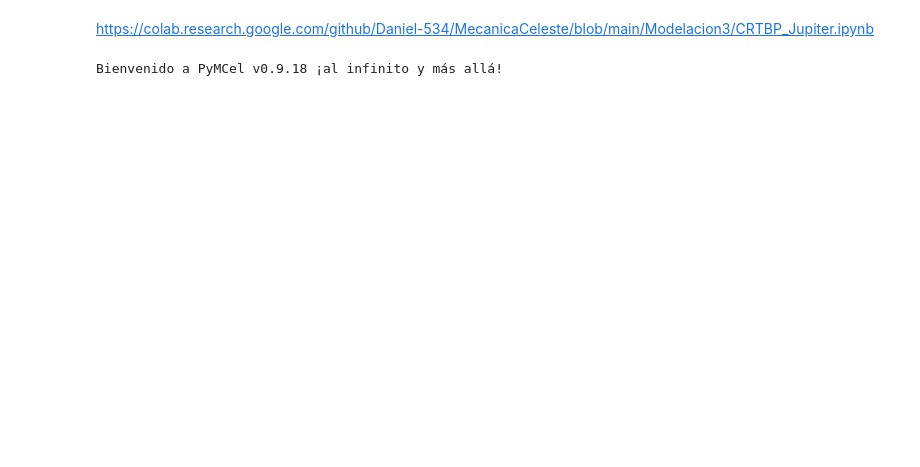
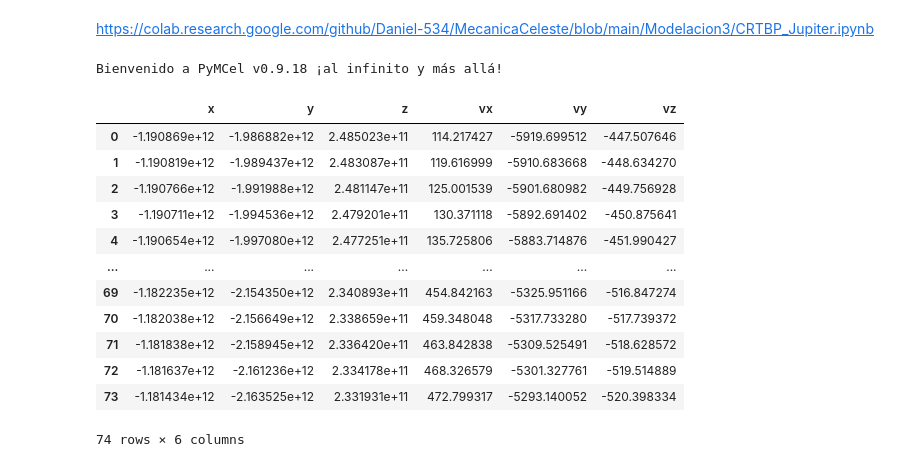
Before and after one commit to Daniel-534/MecanicaCeleste, a Jupyter notebook: Modelacion3/CRTBP_Jupiter.ipynb, the cells around one changed output. Drawn from its saved outputs; the diff is of its cells as text; code cells hidden in the pictures; blank space fills up the shorter version.

```diff
--- a/Modelacion3/CRTBP_Jupiter.ipynb
+++ b/Modelacion3/CRTBP_Jupiter.ipynb
@@ -40,3 +38,19 @@ for name, body_id in cuerpos.items():
 tabla = all_tablas
 tiempo_jd = all_tiempo_jd
 vector_estado = all_vector_estado
+# %%
+vector_estado["Hector"]
+# %% [output]
+|  | x | y | z | vx | vy | vz |
+| 0 | -1.190869e+12 | -1.986882e+12 | 2.485023e+11 | 114.217427 | -5919.699512 | -447.507646 |
+| 1 | -1.190819e+12 | -1.989437e+12 | 2.483087e+11 | 119.616999 | -5910.683668 | -448.634270 |
+| 2 | -1.190766e+12 | -1.991988e+12 | 2.481147e+11 | 125.001539 | -5901.680982 | -449.756928 |
+| 3 | -1.190711e+12 | -1.994536e+12 | 2.479201e+11 | 130.371118 | -5892.691402 | -450.875641 |
+| 4 | -1.190654e+12 | -1.997080e+12 | 2.477251e+11 | 135.725806 | -5883.714876 | -451.990427 |
+| ... | ... | ... | ... | ... | ... | ... |
+| 69 | -1.182235e+12 | -2.154350e+12 | 2.340893e+11 | 454.842163 | -5325.951166 | -516.847274 |
+| 70 | -1.182038e+12 | -2.156649e+12 | 2.338659e+11 | 459.348048 | -5317.733280 | -517.739372 |
+| 71 | -1.181838e+12 | -2.158945e+12 | 2.336420e+11 | 463.842838 | -5309.525491 | -518.628572 |
+| 72 | -1.181637e+12 | -2.161236e+12 | 2.334178e+11 | 468.326579 | -5301.327761 | -519.514889 |
+| 73 | -1.181434e+12 | -2.163525e+12 | 2.331931e+11 | 472.799317 | -5293.140052 | -520.398334 |
+74 rows × 6 columns
```
Also changed, not shown: parts of 7 cells of this notebook.
